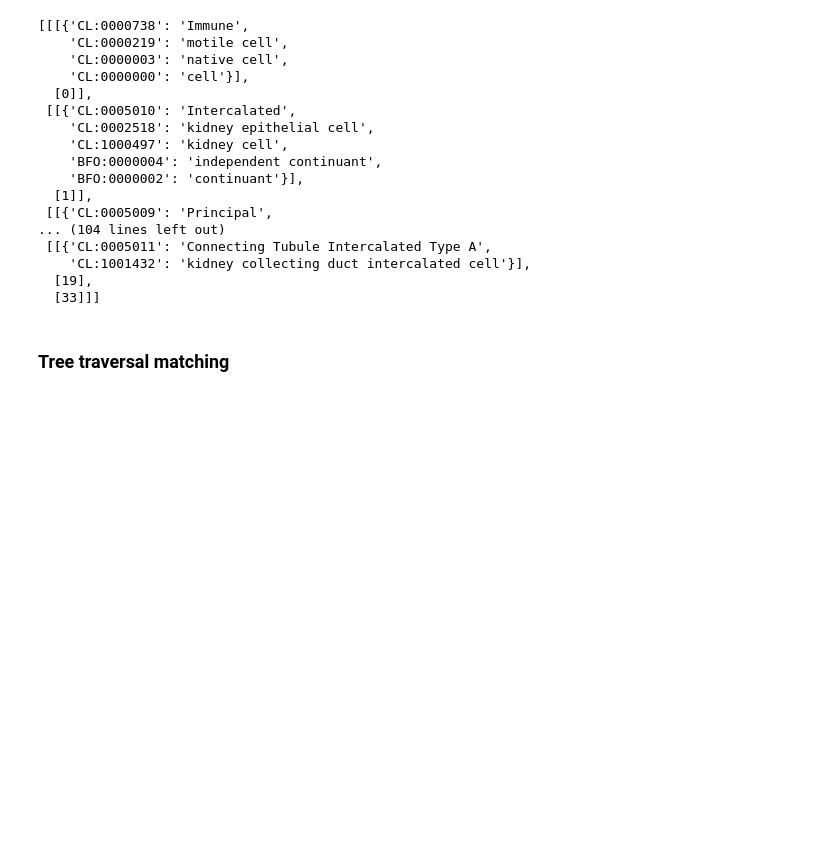
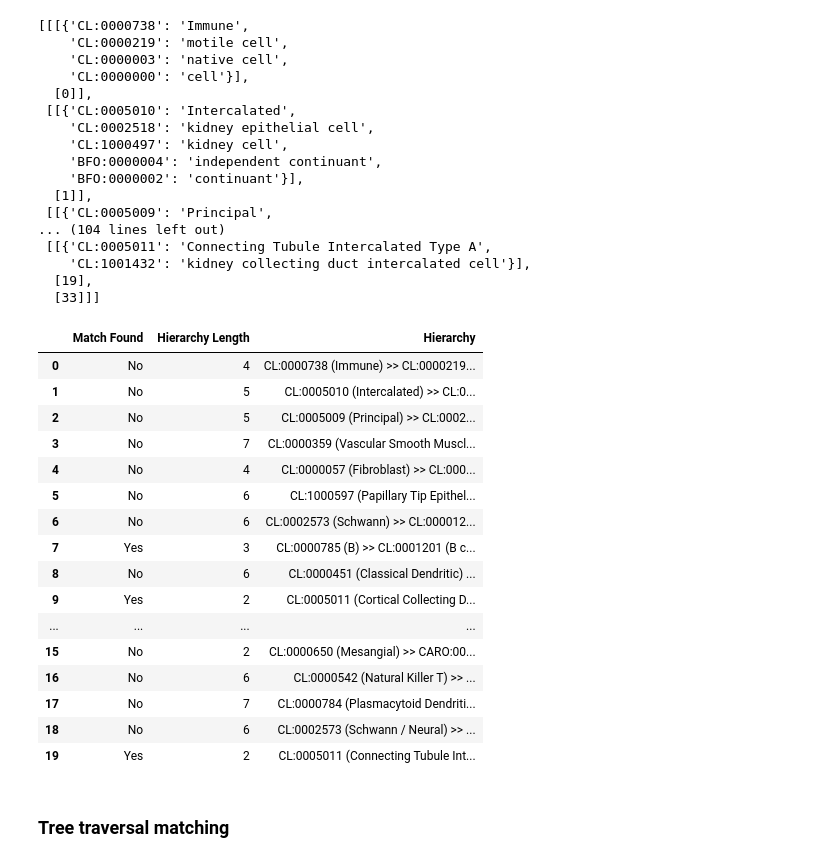
Before and after one commit to maddy3940/ASCTB-Azimuth-Comparison-22, a Jupyter notebook: Python/OLS matching.ipynb, the cells around one changed output. Saved outputs shown, nothing was run; the diff lists cells and outputs as text; code cells hidden in the pictures; blank space fills up the shorter version.

```diff
--- a/Python/OLS matching.ipynb
+++ b/Python/OLS matching.ipynb
@@ -922,3 +922,47 @@ hierarchy_list_all
     'CL:1001432': 'kidney collecting duct intercalated cell'}],
   [19],
   [33]]]
+# %%
+found_match=[]
+hier=[]
+len_hier=[]
+# asctb_row_match=[]
+# az_row_match=[]
+for i in range(len(hierarchy_list_all)):
+    if len(hierarchy_list_all[i])==3:
+        found_match.append("Yes")
+    else:
+        found_match.append("No")
+    len_hier.append((len(hierarchy_list_all[i][0][0])))
+    x=[]
+    for k,v in hierarchy_list_all[i][0][0].items():
+        abc=str(k + " (" + v + ")")
+        x.append(abc)
+    hier.append(x)
+hier_1=[]
+for item in hier:
+    hier_1.append(str(" >> ".join(item)))
+hier_1=pd.DataFrame(hier_1,columns=["Hierarchy"])
+found_match=pd.DataFrame(found_match,columns=["Match Found"])
+len_hier=pd.DataFrame(len_hier,columns=["Hierarchy Length"])
+# %%
+df_hier=pd.concat([found_match,len_hier,hier_1],axis=1)
+df_hier
+# %% [output]
+|  | Match Found | Hierarchy Length | Hierarchy |
+| 0 | No | 4 | CL:0000738 (Immune) >> CL:0000219... |
+| 1 | No | 5 | CL:0005010 (Intercalated) >> CL:0... |
+| 2 | No | 5 | CL:0005009 (Principal) >> CL:0002... |
+| 3 | No | 7 | CL:0000359 (Vascular Smooth Muscl... |
+| 4 | No | 4 | CL:0000057 (Fibroblast) >> CL:000... |
+| 5 | No | 6 | CL:1000597 (Papillary Tip Epithel... |
+| 6 | No | 6 | CL:0002573 (Schwann) >> CL:000012... |
+| 7 | Yes | 3 | CL:0000785 (B) >> CL:0001201 (B c... |
+| 8 | No | 6 | CL:0000451 (Classical Dendritic) ... |
+| 9 | Yes | 2 | CL:0005011 (Cortical Collecting D... |
+| ... | ... | ... | ... |
+| 15 | No | 2 | CL:0000650 (Mesangial) >> CARO:00... |
+| 16 | No | 6 | CL:0000542 (Natural Killer T) >> ... |
+| 17 | No | 7 | CL:0000784 (Plasmacytoid Dendriti... |
+| 18 | No | 6 | CL:0002573 (Schwann / Neural) >> ... |
+| 19 | Yes | 2 | CL:0005011 (Connecting Tubule Int... |
```
Also changed, not shown: parts of 1 cell of this notebook, 9 other files.
